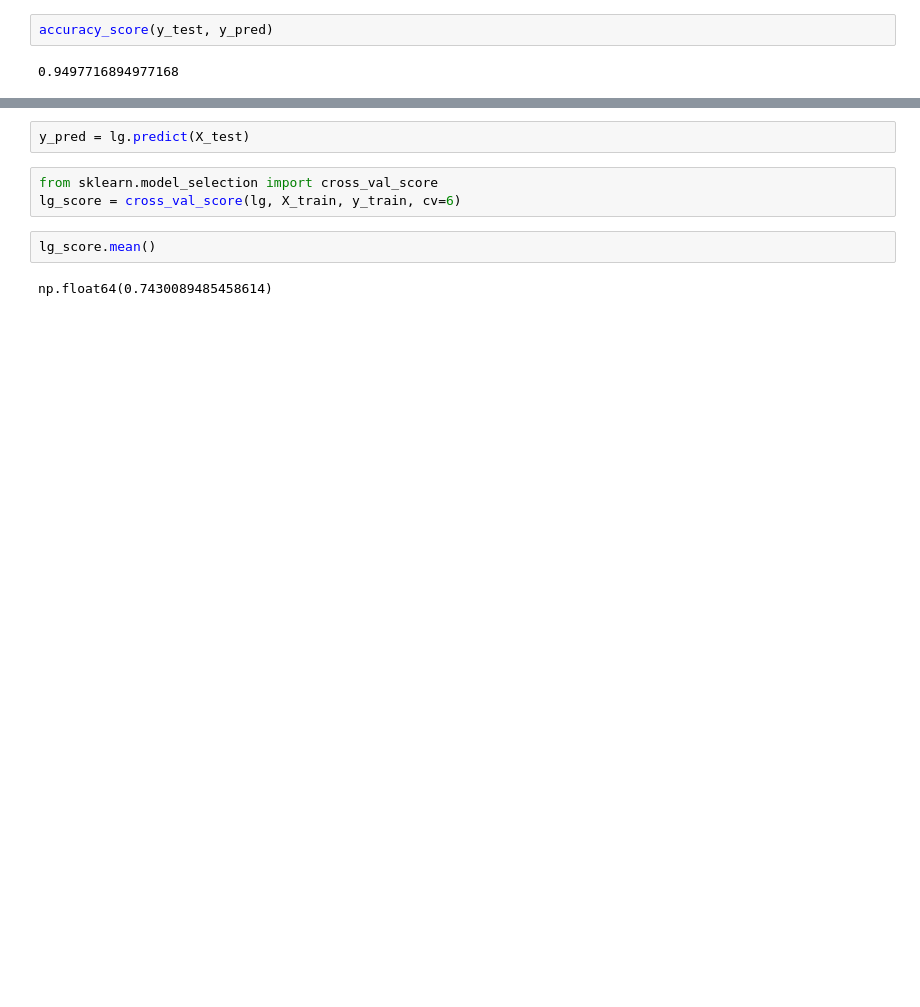
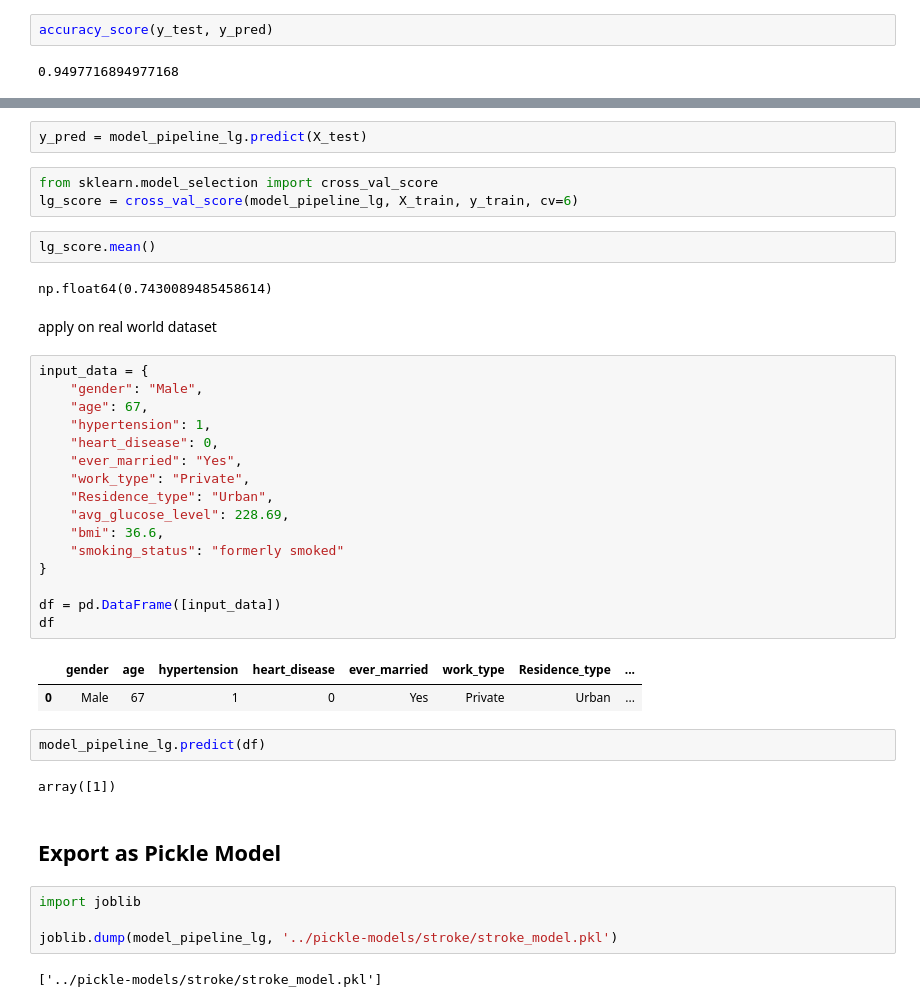
Before and after one commit to khalidkhankakar/Pulse-AI-FYP-, a Jupyter notebook: models/notebooks/stroke.ipynb, the cells around one changed output, grey strips where cells are left out. Saved outputs shown, nothing was run; the diff lists cells and outputs as text; blank space fills up the shorter version.

Commit message:
STROKE PKL MODEL

```diff
--- a/models/notebooks/stroke.ipynb
+++ b/models/notebooks/stroke.ipynb
@@ -270,9 +307,42 @@ LogisticRegression(class_weight='balanced', max_iter=1000)
 # %%
-y_pred = lg.predict(X_test)
+y_pred = model_pipeline_lg.predict(X_test)
 # %%
 from sklearn.model_selection import cross_val_score
-lg_score = cross_val_score(lg, X_train, y_train, cv=6)
+lg_score = cross_val_score(model_pipeline_lg, X_train, y_train, cv=6)
 # %%
 lg_score.mean()
 # %% [output]
 np.float64(0.7430089485458614)
+# %% [markdown]
+apply on real world dataset
+# %%
+input_data = {
+    "gender": "Male",
+    "age": 67,
+    "hypertension": 1,
+    "heart_disease": 0,
+    "ever_married": "Yes",
+    "work_type": "Private",
+    "Residence_type": "Urban",
+    "avg_glucose_level": 228.69,
+    "bmi": 36.6,
+    "smoking_status": "formerly smoked"
+}
+
+df = pd.DataFrame([input_data])
+df
+# %% [output]
+|  | gender | age | hypertension | heart_disease | ever_married | work_type | Residence_type | ... |
+| 0 | Male | 67 | 1 | 0 | Yes | Private | Urban | ... |
+# %%
+model_pipeline_lg.predict(df)
+# %% [output]
+array([1])
+# %% [markdown]
+## Export as Pickle Model
+# %%
+import joblib
+
+joblib.dump(model_pipeline_lg, '../pickle-models/stroke/stroke_model.pkl')
+# %% [output]
+['../pickle-models/stroke/stroke_model.pkl']
```
Also changed, not shown: parts of 6 cells of this notebook, 1 other file.
